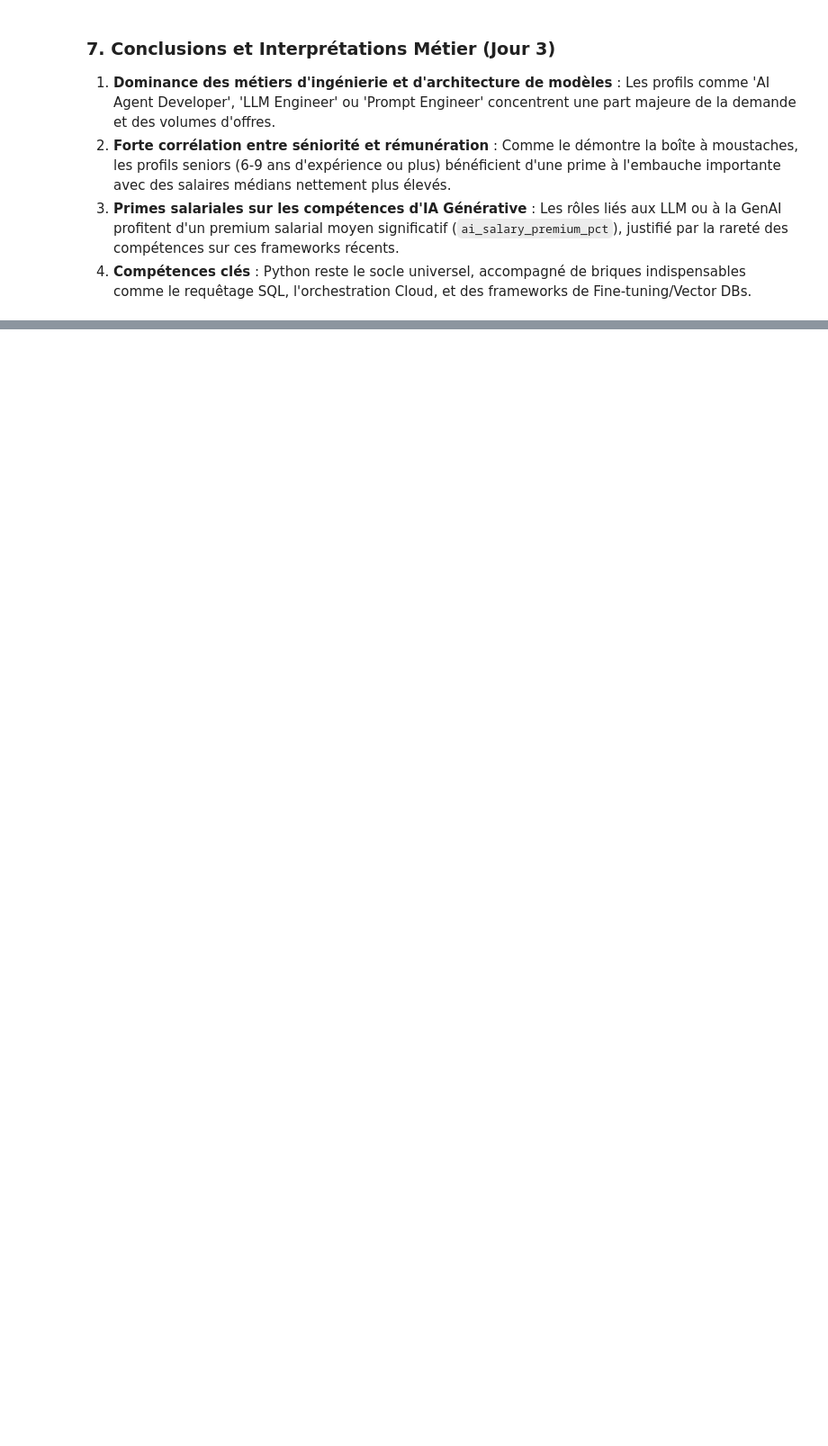
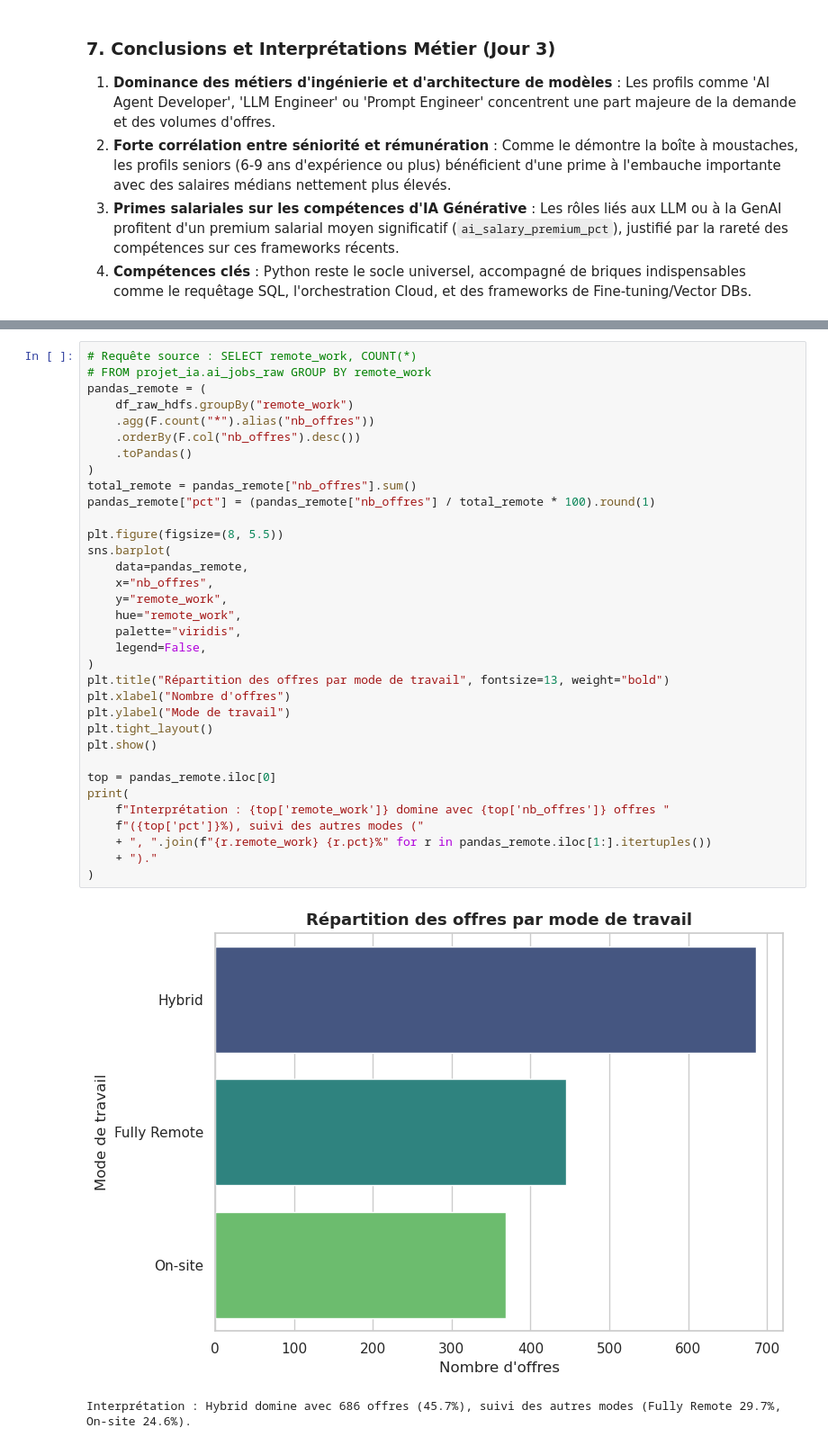
Before and after one commit to PaulPerigault/bigdata-ai-jobs-market, a Jupyter notebook: src/Analyse_Marche_Emploi_IA_PySpark.ipynb, the cells around one changed output, grey strips where cells are left out. Shown at 90% size. Saved outputs shown, nothing was run; the diff lists cells and outputs as text; blank space fills up the shorter version.

```diff
--- a/src/Analyse_Marche_Emploi_IA_PySpark.ipynb
+++ b/src/Analyse_Marche_Emploi_IA_PySpark.ipynb
@@ -279,0 +379,37 @@ plt.show()
+# %%
+# Requête source : SELECT remote_work, COUNT(*)
+# FROM projet_ia.ai_jobs_raw GROUP BY remote_work
+pandas_remote = (
+    df_raw_hdfs.groupBy("remote_work")
+    .agg(F.count("*").alias("nb_offres"))
+    .orderBy(F.col("nb_offres").desc())
+    .toPandas()
+)
+total_remote = pandas_remote["nb_offres"].sum()
+pandas_remote["pct"] = (pandas_remote["nb_offres"] / total_remote * 100).round(1)
+
+plt.figure(figsize=(8, 5.5))
+sns.barplot(
+    data=pandas_remote,
+    x="nb_offres",
+    y="remote_work",
+    hue="remote_work",
+    palette="viridis",
+    legend=False,
+)
+plt.title("Répartition des offres par mode de travail", fontsize=13, weight="bold")
+plt.xlabel("Nombre d'offres")
+plt.ylabel("Mode de travail")
+plt.tight_layout()
+plt.show()
+
+top = pandas_remote.iloc[0]
+print(
+    f"Interprétation : {top['remote_work']} domine avec {top['nb_offres']} offres "
+    f"({top['pct']}%), suivi des autres modes ("
+    + ", ".join(f"{r.remote_work} {r.pct}%" for r in pandas_remote.iloc[1:].itertuples())
+    + ")."
+)
+# %% [output]
+[figure, added]
+Interprétation : Hybrid domine avec 686 offres (45.7%), suivi des autres modes (Fully Remote 29.7%, On-site 24.6%).
```
Also changed, not shown: parts of 13 cells of this notebook, 10 other files.
